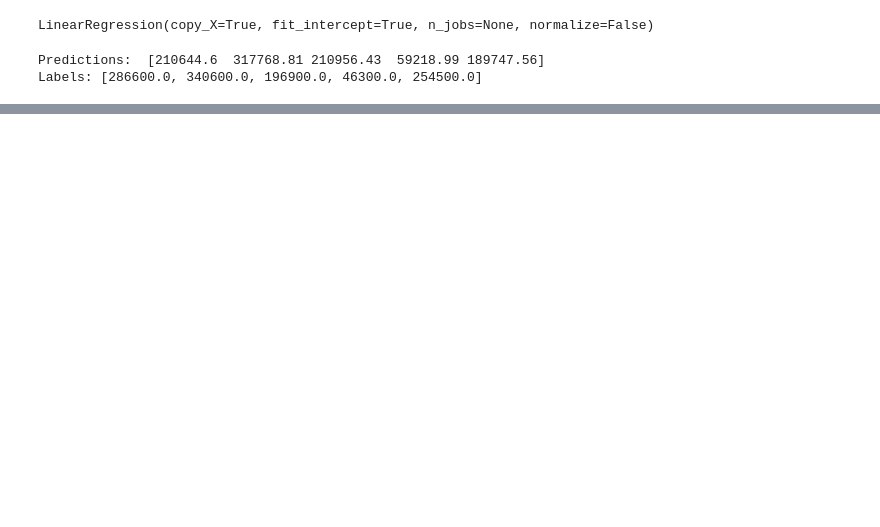
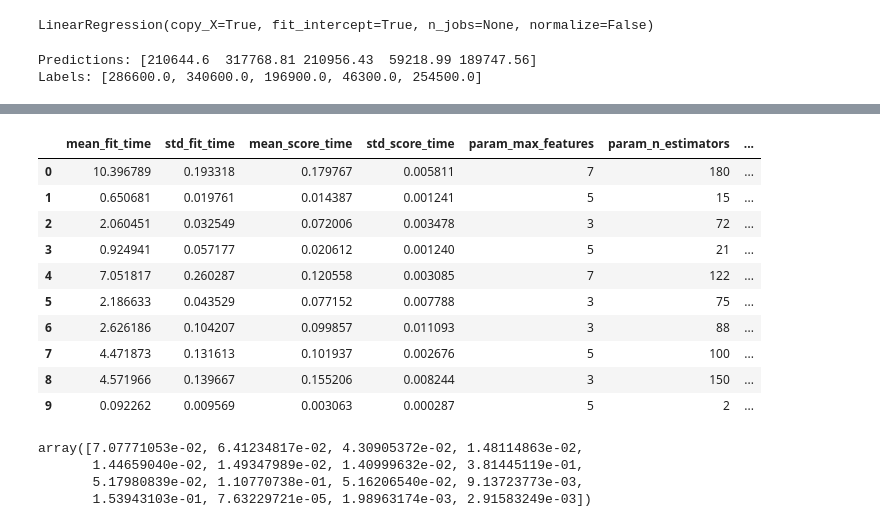
Before and after one commit to hans-ng/handson-ml2, a Jupyter notebook: working/Housing.ipynb, the cells around one changed output, grey strips where cells are left out. Drawn from its saved outputs; the diff is of its cells as text; code cells hidden in the pictures; blank space fills up the shorter version.

```diff
--- a/working/Housing.ipynb
+++ b/working/Housing.ipynb
@@ -374,0 +378,6 @@ lin_rmse # return $68,628 as a prediction error --> underfitting the training da
+# %%
+# Train a Decision Tree Regression model
+from sklearn.tree import DecisionTreeRegressor
+
+tree_reg = DecisionTreeRegressor()
+tree_reg.fit(housing_prepared, housing_labels)
@@ -374,0 +446,15 @@ lin_rmse # return $68,628 as a prediction error --> underfitting the training da
+# %%
+from sklearn.model_selection import GridSearchCV
+
+param_grid = [
+    {'n_estimators': [3, 10, 30, 50], 'max_features': [2, 4, 6, 8, 10]},
+    {'bootstrap': [False], 'n_estimators': [3, 10], 'max_features': [2, 3, 4]},
+]
+
+forest_reg = RandomForestRegressor(random_state=42)
+
+grid_search = GridSearchCV(forest_reg, param_grid, cv=5,
+                          scoring='neg_mean_squared_error',
+                          return_train_score=True)
+
+grid_search.fit(housing_prepared, housing_labels)
@@ -374,0 +527,15 @@ lin_rmse # return $68,628 as a prediction error --> underfitting the training da
+# %%
+from sklearn.model_selection import RandomizedSearchCV
+from scipy.stats import randint
+
+param_distribs = {
+    'n_estimators': randint(low=1, high=200),
+    'max_features': randint(low=1, high=8),
+}
+
+forest_reg = RandomForestRegressor(random_state=42)
+rnd_search = RandomizedSearchCV(forest_reg, param_distributions=param_distribs,
+                               n_iter=10, cv=5,
+                                scoring='neg_mean_squared_error',
+                               random_state=42, verbose=2)
+rnd_search.fit(housing_prepared, housing_labels)
@@ -374,0 +599,22 @@ lin_rmse # return $68,628 as a prediction error --> underfitting the training da
+# %%
+pd.DataFrame(rnd_search.cv_results_)
+# %% [output]
+|  | mean_fit_time | std_fit_time | mean_score_time | std_score_time | param_max_features | param_n_estimators | ... |
+| 0 | 10.396789 | 0.193318 | 0.179767 | 0.005811 | 7 | 180 | ... |
+| 1 | 0.650681 | 0.019761 | 0.014387 | 0.001241 | 5 | 15 | ... |
+| 2 | 2.060451 | 0.032549 | 0.072006 | 0.003478 | 3 | 72 | ... |
+| 3 | 0.924941 | 0.057177 | 0.020612 | 0.001240 | 5 | 21 | ... |
+| 4 | 7.051817 | 0.260287 | 0.120558 | 0.003085 | 7 | 122 | ... |
+| 5 | 2.186633 | 0.043529 | 0.077152 | 0.007788 | 3 | 75 | ... |
+| 6 | 2.626186 | 0.104207 | 0.099857 | 0.011093 | 3 | 88 | ... |
+| 7 | 4.471873 | 0.131613 | 0.101937 | 0.002676 | 5 | 100 | ... |
+| 8 | 4.571966 | 0.139667 | 0.155206 | 0.008244 | 3 | 150 | ... |
+| 9 | 0.092262 | 0.009569 | 0.003063 | 0.000287 | 5 | 2 | ... |
+# %%
+feature_importances = grid_search.best_estimator_.feature_importances_
+feature_importances
+# %% [output]
+array([7.07771053e-02, 6.41234817e-02, 4.30905372e-02, 1.48114863e-02,
+       1.44659040e-02, 1.49347989e-02, 1.40999632e-02, 3.81445119e-01,
+       5.17980839e-02, 1.10770738e-01, 5.16206540e-02, 9.13723773e-03,
+       1.53943103e-01, 7.63229721e-05, 1.98963174e-03, 2.91583249e-03])
```
Also changed, not shown: parts of 22 cells of this notebook.
